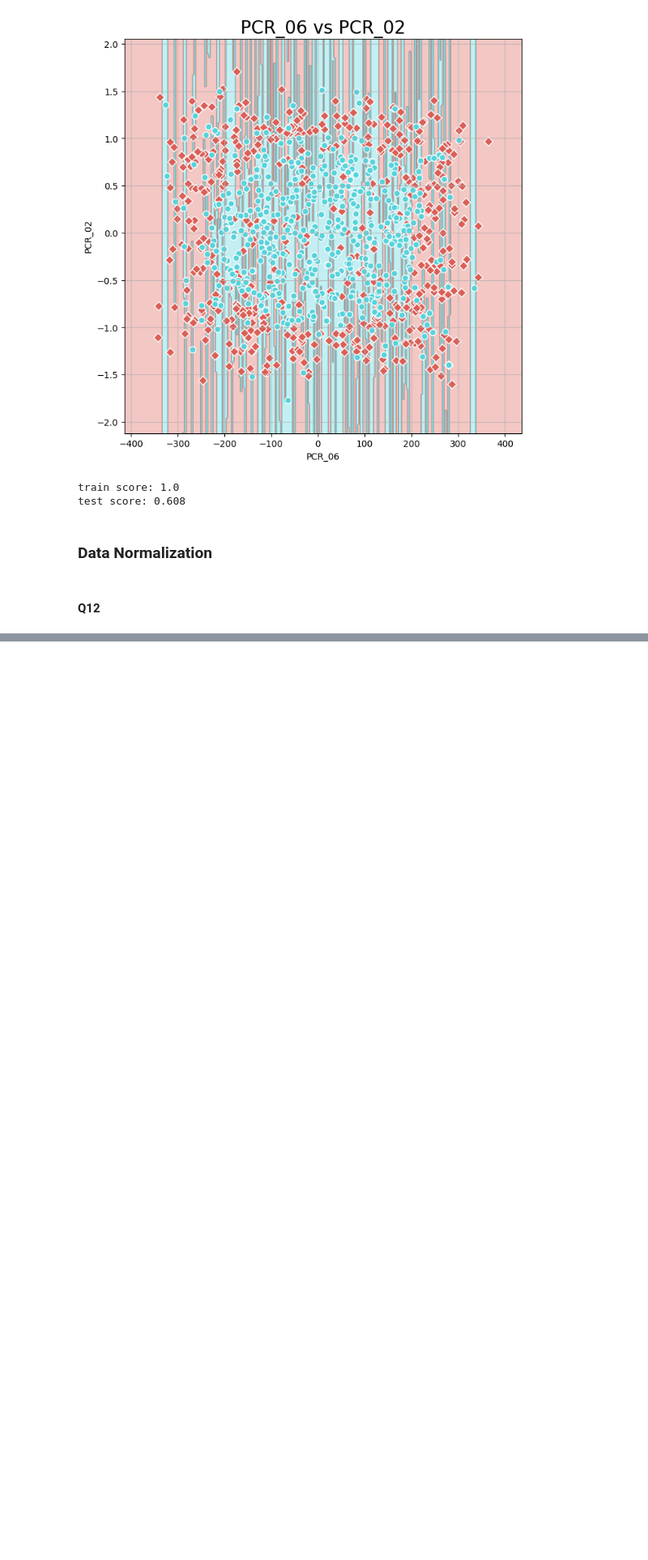
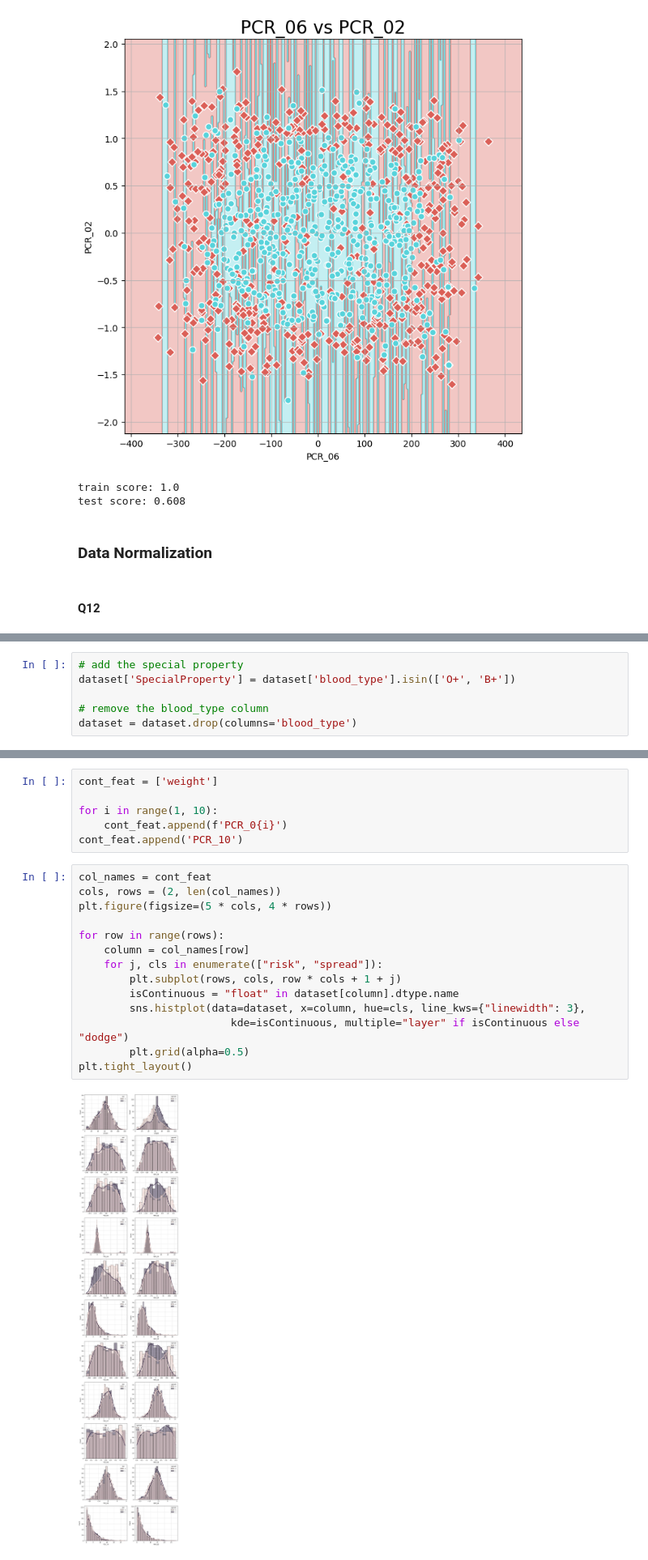
Before and after one commit to UriKH/ML-02360766, a Jupyter notebook: hw1/HW1_template.ipynb, the cells around one changed output, grey strips where cells are left out. Shown at 81% size. Drawn from its saved outputs; the diff is of its cells as text; blank space fills up the shorter version.

```diff
--- a/hw1/HW1_template.ipynb
+++ b/hw1/HW1_template.ipynb
@@ -299,0 +318,6 @@ test score: 0.608
+# %%
+# add the special property
+dataset['SpecialProperty'] = dataset['blood_type'].isin(['O+', 'B+'])
+
+# remove the blood_type column
+dataset = dataset.drop(columns='blood_type')
@@ -299,0 +326,22 @@ test score: 0.608
+# %%
+cont_feat = ['weight']
+
+for i in range(1, 10):
+    cont_feat.append(f'PCR_0{i}')
+cont_feat.append('PCR_10')
+# %%
+col_names = cont_feat
+cols, rows = (2, len(col_names))
+plt.figure(figsize=(5 * cols, 4 * rows))
+
+for row in range(rows):
+    column = col_names[row]
+    for j, cls in enumerate(["risk", "spread"]):
+        plt.subplot(rows, cols, row * cols + 1 + j)
+        isContinuous = "float" in dataset[column].dtype.name
+        sns.histplot(data=dataset, x=column, hue=cls, line_kws={"linewidth": 3},
+                        kde=isContinuous, multiple="layer" if isContinuous else "dodge")
+        plt.grid(alpha=0.5)
+plt.tight_layout()
+# %% [output]
+[figure, added]
```
Also changed, not shown: parts of 13 cells of this notebook.
